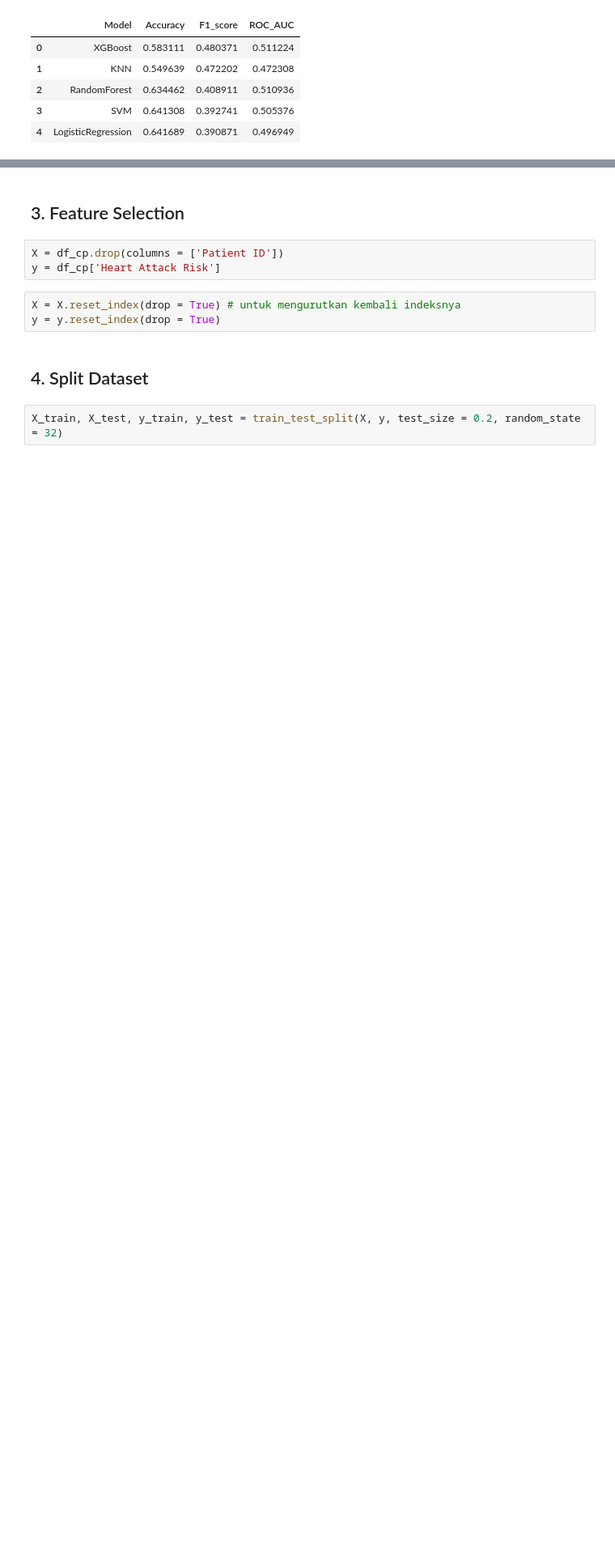
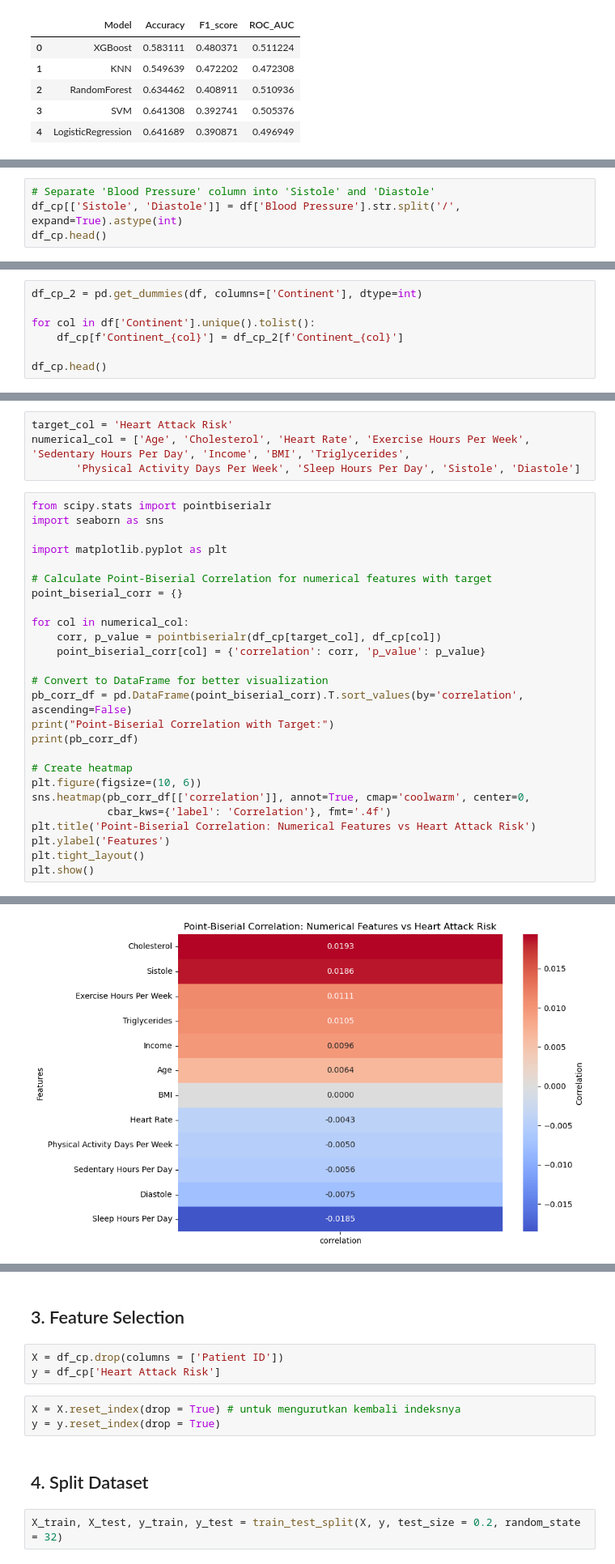
Before and after one commit to Pattern-Seeker/heart-attack-classification, a Jupyter notebook: Heart Attack Classification.ipynb, the cells around one changed output, grey strips where cells are left out. Shown at 81% size. Cells and saved outputs as stored; diff of their text form; blank space fills up the shorter version.

```diff
--- a/Heart Attack Classification.ipynb
+++ b/Heart Attack Classification.ipynb
@@ -468,0 +603,4 @@ ROC AUC  : 0.5109363220933905
+# %%
+# Separate 'Blood Pressure' column into 'Sistole' and 'Diastole'
+df_cp[['Sistole', 'Diastole']] = df['Blood Pressure'].str.split('/', expand=True).astype(int)
+df_cp.head()
@@ -468,0 +614,7 @@ ROC AUC  : 0.5109363220933905
+# %%
+df_cp_2 = pd.get_dummies(df, columns=['Continent'], dtype=int)
+
+for col in df['Continent'].unique().tolist():
+    df_cp[f'Continent_{col}'] = df_cp_2[f'Continent_{col}']
+
+df_cp.head()
@@ -468,0 +652,31 @@ ROC AUC  : 0.5109363220933905
+# %%
+target_col = 'Heart Attack Risk'
+numerical_col = ['Age', 'Cholesterol', 'Heart Rate', 'Exercise Hours Per Week', 'Sedentary Hours Per Day', 'Income', 'BMI', 'Triglycerides',
+       'Physical Activity Days Per Week', 'Sleep Hours Per Day', 'Sistole', 'Diastole']
+# %%
+from scipy.stats import pointbiserialr
+import seaborn as sns
+
+import matplotlib.pyplot as plt
+
+# Calculate Point-Biserial Correlation for numerical features with target
+point_biserial_corr = {}
+
+for col in numerical_col:
+    corr, p_value = pointbiserialr(df_cp[target_col], df_cp[col])
+    point_biserial_corr[col] = {'correlation': corr, 'p_value': p_value}
+
+# Convert to DataFrame for better visualization
+pb_corr_df = pd.DataFrame(point_biserial_corr).T.sort_values(by='correlation', ascending=False)
+print("Point-Biserial Correlation with Target:")
+print(pb_corr_df)
+
+# Create heatmap
+plt.figure(figsize=(10, 6))
+sns.heatmap(pb_corr_df[['correlation']], annot=True, cmap='coolwarm', center=0,
+            cbar_kws={'label': 'Correlation'}, fmt='.4f')
+plt.title('Point-Biserial Correlation: Numerical Features vs Heart Attack Risk')
+plt.ylabel('Features')
+plt.tight_layout()
+plt.show()
+# %% [output]
@@ -468,0 +697 @@ ROC AUC  : 0.5109363220933905
+[figure, added]
```
Also changed, not shown: parts of 46 cells of this notebook.
